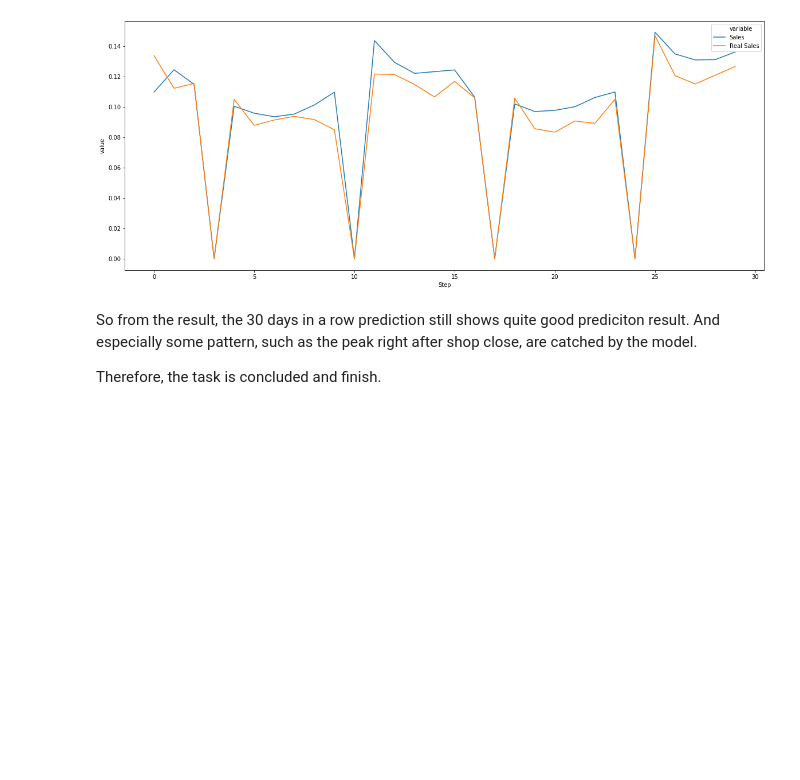
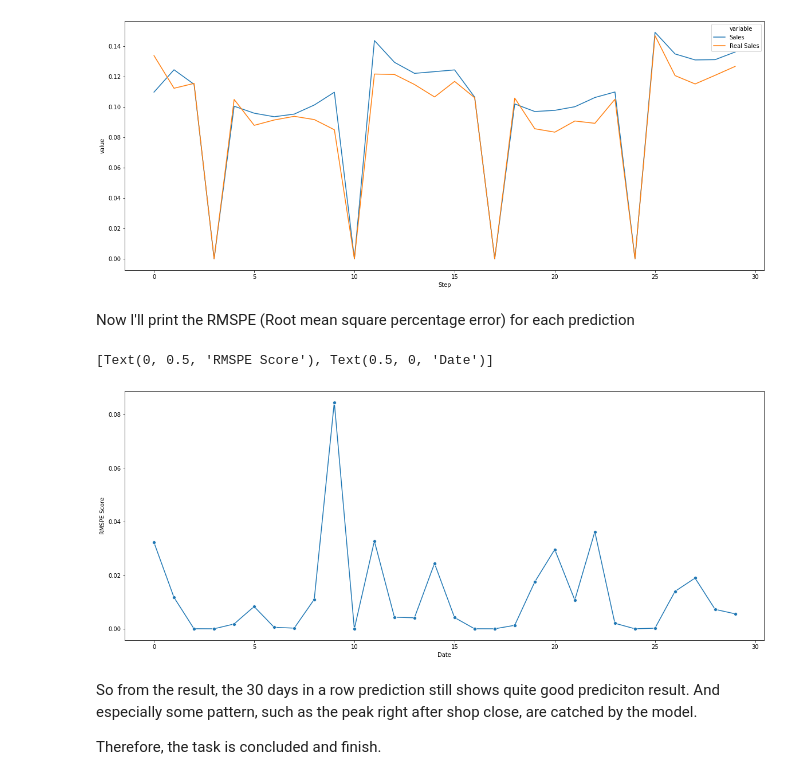
Before and after one commit to tianyiran02/udacityML_FinalProject, a Jupyter notebook: final_project.ipynb, the cells around one changed output. Drawn from its saved outputs; the diff is of its cells as text; code cells hidden in the pictures; blank space fills up the shorter version.

```diff
--- a/final_project.ipynb
+++ b/final_project.ipynb
@@ -1327,6 +1311,19 @@ sns.lineplot(x='Step', y='value', hue='variable',
 # %% [output]
 <matplotlib.axes._subplots.AxesSubplot at 0x...>
 [figure]
+# %% [markdown]
+Now I'll print the RMSPE (Root mean square percentage error) for each prediction
+# %%
+rmspe = np.square((tempPredict.iloc[:,:].values.reshape(-1) - labels.iloc[:,:].values.reshape(-1))
+                  /labels.iloc[:,:].values.reshape(-1))
+rmspe = np.nan_to_num(rmspe)
+# %%
+fig = plt.figure(figsize=(20,8))
+ax = sns.lineplot(data=rmspe, marker="o")
+ax.set(xlabel='Date', ylabel='RMSPE Score')
+# %% [output]
+[Text(0, 0.5, 'RMSPE Score'), Text(0.5, 0, 'Date')]
+[figure, added]
 # %% [markdown]
 So from the result, the 30 days in a row prediction still shows quite good prediciton result. And especially some pattern, such as the peak right after shop close, are catched by the model.
 
```
Also changed, not shown: parts of 3 cells of this notebook, 2 other files.
